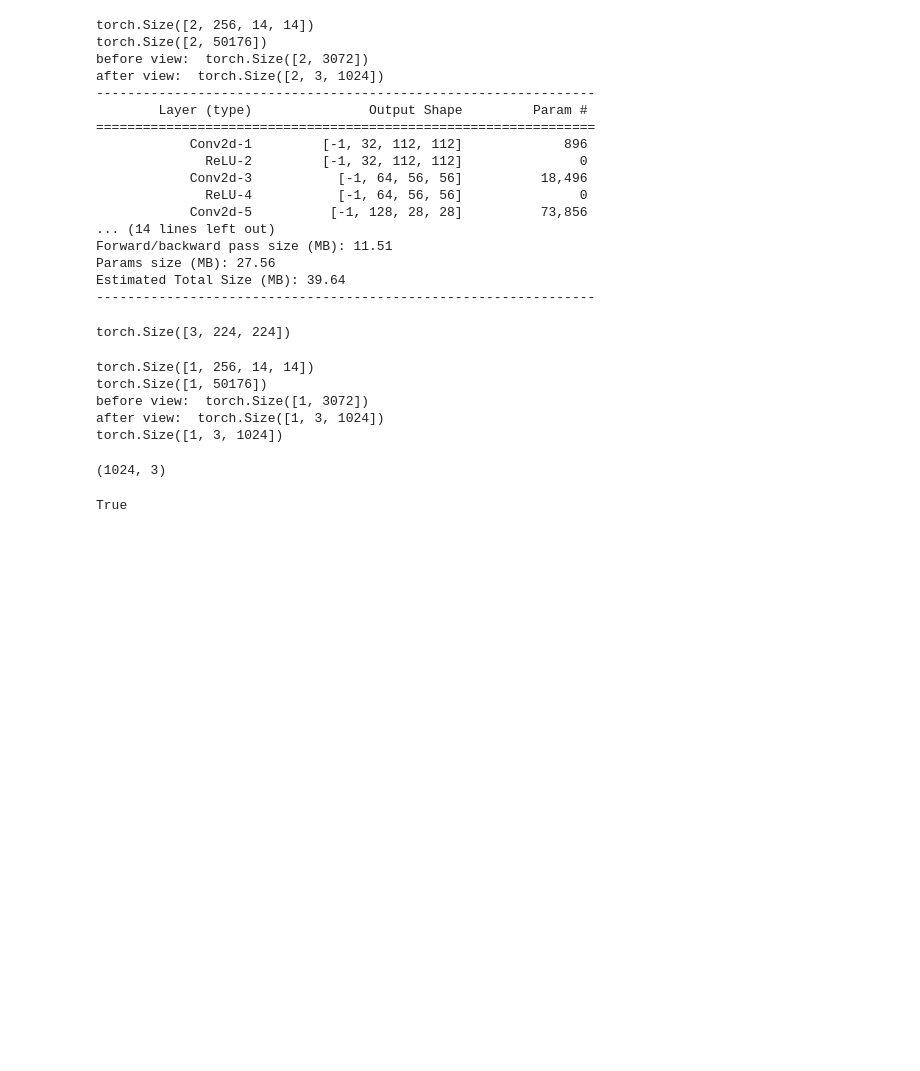
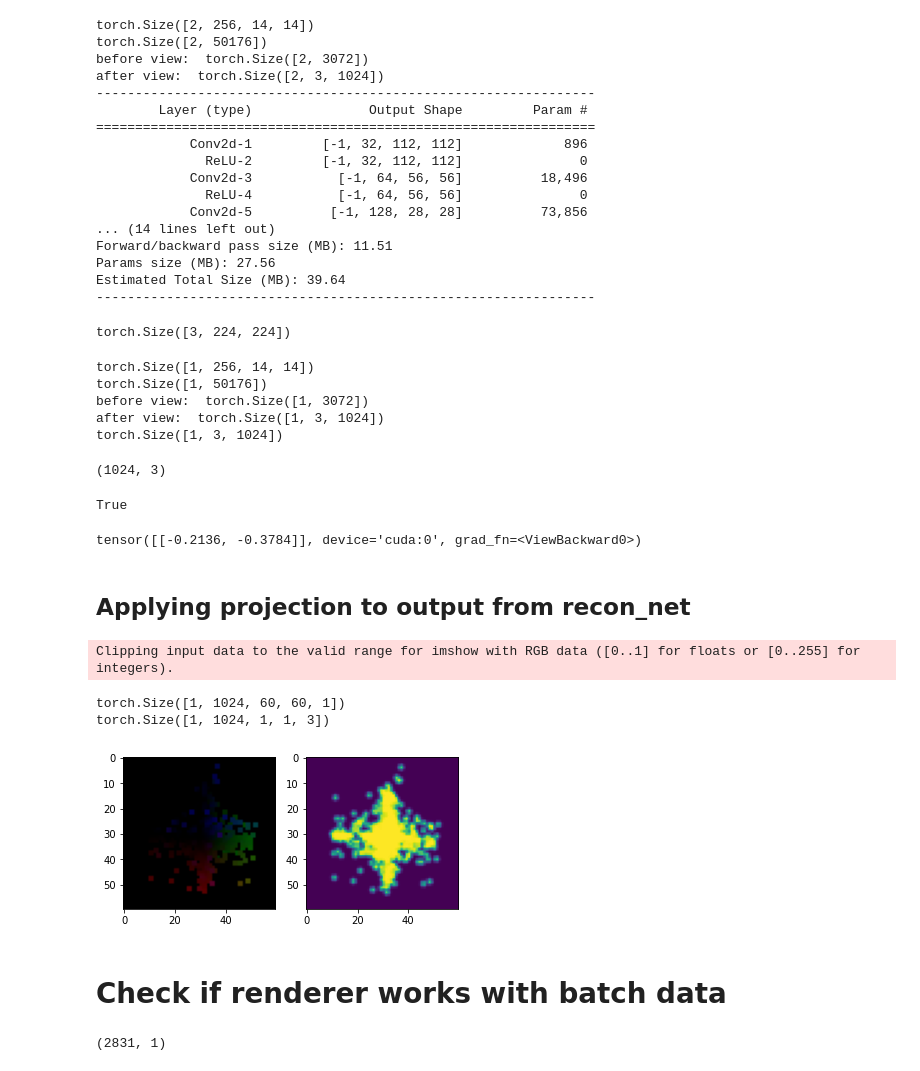
Before and after one commit to varsha-raveendran/ssl_3d_recon_pytorch, a Jupyter notebook: SSL_Recon.ipynb, the cells around one changed output. Saved outputs shown, nothing was run; the diff lists cells and outputs as text; code cells hidden in the pictures; blank space fills up the shorter version.

```diff
--- a/SSL_Recon.ipynb
+++ b/SSL_Recon.ipynb
@@ -216,7 +219,7 @@ print(input_tensor.shape)
 # %% [output]
 torch.Size([3, 224, 224])
 # %%
-prediction = model(torch.unsqueeze(data['img_rgb'], 0))
+prediction = model(torch.unsqueeze(data['img_rgb'].cuda(), 0))
 print(prediction.shape)
 # %% [output]
 torch.Size([1, 256, 14, 14])
@@ -244,2 +247,12 @@ items[:1].dump('src/data/splits/shapenet/images_list_02691156_overfit.npy')
 # %%
 %pip install wandb
+# %%
+from src.network_architecture.pose_net import PoseNet
+
+posenet = PoseNet().cuda()
+predicted_pose =  posenet(torch.unsqueeze(data['img_rgb'].cuda(), 0))
+print(predicted_pose)
+# %% [output]
+tensor([[-0.2136, -0.3784]], device='cuda:0', grad_fn=<ViewBackward0>)
+# %% [markdown]
+## Applying projection to output from recon_net
@@ -245,0 +261,33 @@ items[:1].dump('src/data/splits/shapenet/images_list_02691156_overfit.npy')
+# %%
+world2cam = World2Cam()
+perspective_transform = PerspectiveTransform()
+get_proj_rgb = RgbContProj()
+get_proj_mask = ContProj()
+# %%
+def plot_img_and_mask(pcl, pose_out):
+    pcl_out_rot = world2cam(pcl, pose_out[:, 0], pose_out[:, 1], 2., 2., 1,device="cuda")
+    pcl_out_pers = perspective_transform(pcl_out_rot, 1, device="cuda")
+    img_out = get_proj_rgb(pcl_out_pers, pcl, 1024, 60, 60, device="cuda")
+    mask_out = get_proj_mask(pcl_out_pers, 60, 60, 1024, 0.4, device="cuda")
+
+    img = img_out[0][0].cpu().detach().numpy()
+    mask = mask_out[0].cpu().detach().numpy()
+
+    fig, axs = plt.subplots(1, 2)
+    axs[0].imshow(img)
+    axs[1].imshow(mask)
+# %%
+# This should come from posenet
+#pose_out = torch.from_numpy(np.reshape(np.pi*np.array((0.3, 0.5)), (-1,2)))
+plot_img_and_mask(prediction, predicted_pose)
+# %% [output]
+Clipping input data to the valid range for imshow with RGB data ([0..1] for floats or [0..255] for integers).
+torch.Size([1, 1024, 60, 60, 1])
+torch.Size([1, 1024, 1, 1, 3])
+[figure, added]
+# %% [markdown]
+# Check if renderer works with batch data
+# %%
+dataset = ShapeNet('train','02691156' )
+# %% [output]
+(2831, 1)
```
Also changed, not shown: parts of 20 cells of this notebook, 3 other files.
